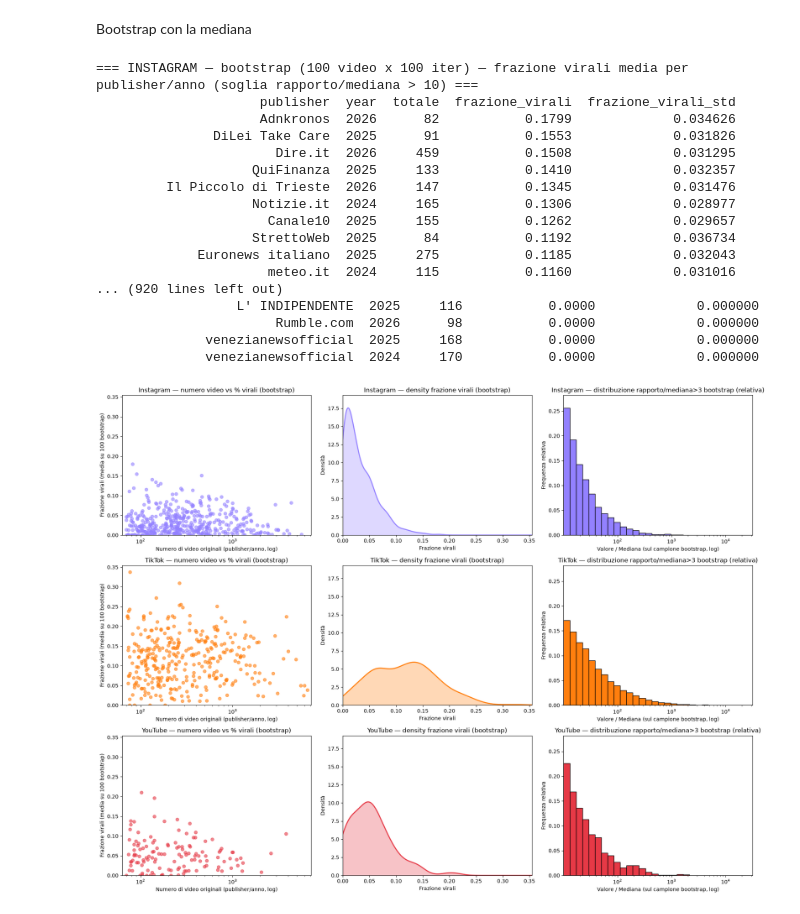
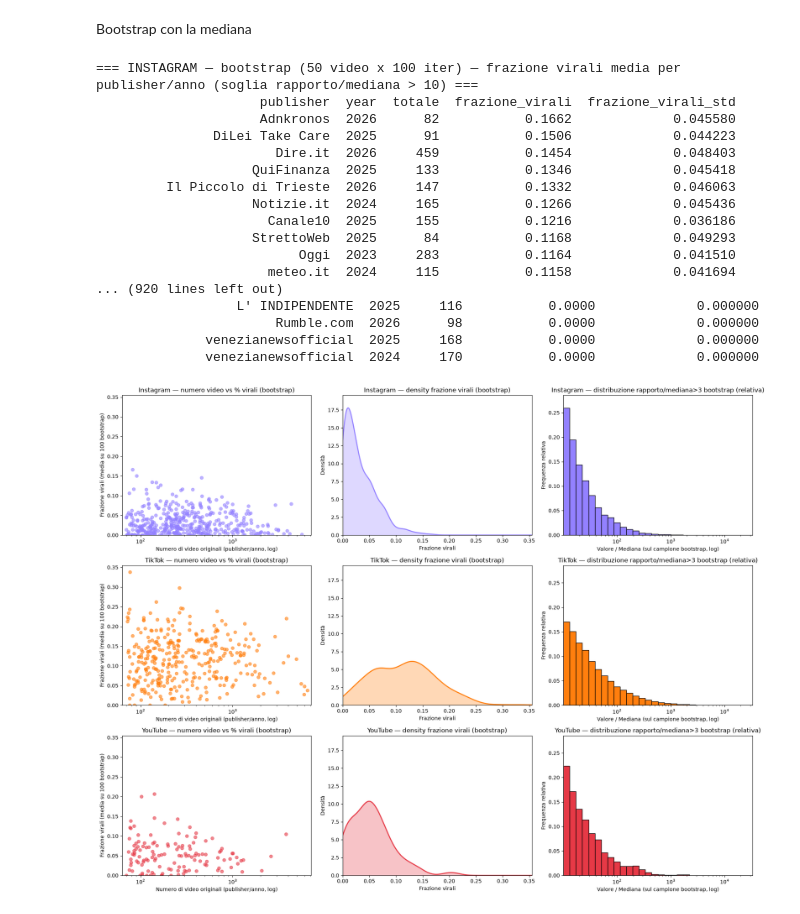
Before and after one commit to Nefeli-Apostolou/Virality-on-Shorts, a Jupyter notebook: code/4_laboraory.ipynb, the cells around one changed output. Drawn from its saved outputs; the diff is of its cells as text; code cells hidden in the pictures.

```diff
--- a/code/4_laboraory.ipynb
+++ b/code/4_laboraory.ipynb
@@ -522,10 +506,11 @@ for i, name in enumerate(datasets):
     # Col 1: scatter totale video (originale) vs frazione virali media (bootstrap)
     ax = axes[i, 0]
     ax.scatter(summary['totale'], summary['frazione_virali'], alpha=0.6, color=color)
-    ax.set_title(f'{name} — numero video vs % virali (bootstrap)')
-    ax.set_xlabel('Numero di video originali (publisher/anno)')
-    ax.set_ylabel('Frazione virali (media su 100 bootstrap)')
-    ax.set_xlim(tot_min * 0.9, tot_max * 1.1)
+    ax.set_title(f'{name} — numero video vs % video virali')
+    ax.set_xlabel('Numero di video (publisher/anno)')
+    ax.set_ylabel('Frazione virali')
+    ax.set_xscale('log')
+    ax.set_xlim(tot_min / 1.5, tot_max * 1.1)
     ax.set_ylim(frac_min, frac_max)
 
     # Col 2: density della frazione virali (media bootstrap)
@@ -601,7 +586,7 @@ palette = {
 
 col = 'views'
 N_BOOTSTRAP = 100
-SAMPLE_SIZE = 100
+SAMPLE_SIZE = 50
 SOGLIA = 10
 
 
@@ -714,7 +699,7 @@ fig, axes = plt.subplots(3, 3, figsize=(18, 14))
 for i, name in enumerate(datasets):
     summary = summaries[name]
     color = palette[name]
-    virali_ratio = bootstrap_virali_ratio[name]youtube
+    virali_ratio = bootstrap_virali_ratio[name]
     virali_ratio = virali_ratio[np.isfinite(virali_ratio)]  # scarta eventuali inf/nan prima del plot
 
     # Col 1: scatter totale video (originale, asse x log) vs frazione virali media (bootstrap)
@@ -732,42 +717,42 @@ for i, name in enumerate(datasets):
     ax.plot(x_grid, kdes[name], color=color, linewidth=2)
     ax.fill_between(x_grid, kdes[name], color=color, alpha=0.3)
     ax.set_title(f'{name} — density frazione virali (bootstrap)')
     ax.set_xlabel('Frazione virali')
     ax.set_ylabel('Densità')
     ax.set_xlim(frac_min, frac_max)
     ax.set_ylim(0, max_density * 1.1)
 
     # Col 3: distribuzione rapporto/mediana > 3 sui campioni bootstrap (asse x log), vera frequenza relativa (≤ 1)
     ax = axes[i, 2]
     if len(virali_ratio) > 0:
         weights = np.ones_like(virali_ratio) / len(virali_ratio)
         ax.hist(virali_ratio, bins=log_bins, weights=weights,
                 color=color, edgecolor='black')
     ax.set_title(f'{name} — distribuzione rapporto/mediana>3 bootstrap (relativa)')
     ax.set_xlabel('Valore / Mediana (sul campione bootstrap, log)')
     ax.set_ylabel('Frequenza relativa')
     ax.set_xscale('log')
     ax.set_xlim(r_min, r_max)
     ax.set_ylim(0, max_hist_freq * 1.1)
 
 plt.tight_layout()
 plt.show()
 # %% [output]
-=== INSTAGRAM — bootstrap (100 video x 100 iter) — frazione virali media per publisher/anno (soglia rapporto/mediana > 10) ===
+=== INSTAGRAM — bootstrap (50 video x 100 iter) — frazione virali media per publisher/anno (soglia rapporto/mediana > 10) ===
                      publisher  year  totale  frazione_virali  frazione_virali_std
-                     Adnkronos  2026      82           0.1799             0.034626
-               DiLei Take Care  2025      91           0.1553             0.031826
-                       Dire.it  2026     459           0.1508             0.031295
-                    QuiFinanza  2025     133           0.1410             0.032357
-         Il Piccolo di Trieste  2026     147           0.1345             0.031476
-                    Notizie.it  2024     165           0.1306             0.028977
-                      Canale10  2025     155           0.1262             0.029657
-                    StrettoWeb  2025      84           0.1192             0.036734
-             Euronews italiano  2025     275           0.1185             0.032043
-                      meteo.it  2024     115           0.1160             0.031016
+                     Adnkronos  2026      82           0.1662             0.045580
+               DiLei Take Care  2025      91           0.1506             0.044223
+                       Dire.it  2026     459           0.1454             0.048403
+                    QuiFinanza  2025     133           0.1346             0.045418
+         Il Piccolo di Trieste  2026     147           0.1332             0.046063
+                    Notizie.it  2024     165           0.1266             0.045436
+                      Canale10  2025     155           0.1216             0.036186
+                    StrettoWeb  2025      84           0.1168             0.049293
+                          Oggi  2023     283           0.1164             0.041510
+                      meteo.it  2024     115           0.1158             0.041694
 ... (920 lines left out)
                   L' INDIPENDENTE  2025     116           0.0000             0.000000
                        Rumble.com  2026      98           0.0000             0.000000
               venezianewsofficial  2025     168           0.0000             0.000000
               venezianewsofficial  2024     170           0.0000             0.000000
-[figure, old version]
+[figure, new version]
```
Also changed, not shown: parts of 4 cells of this notebook.
